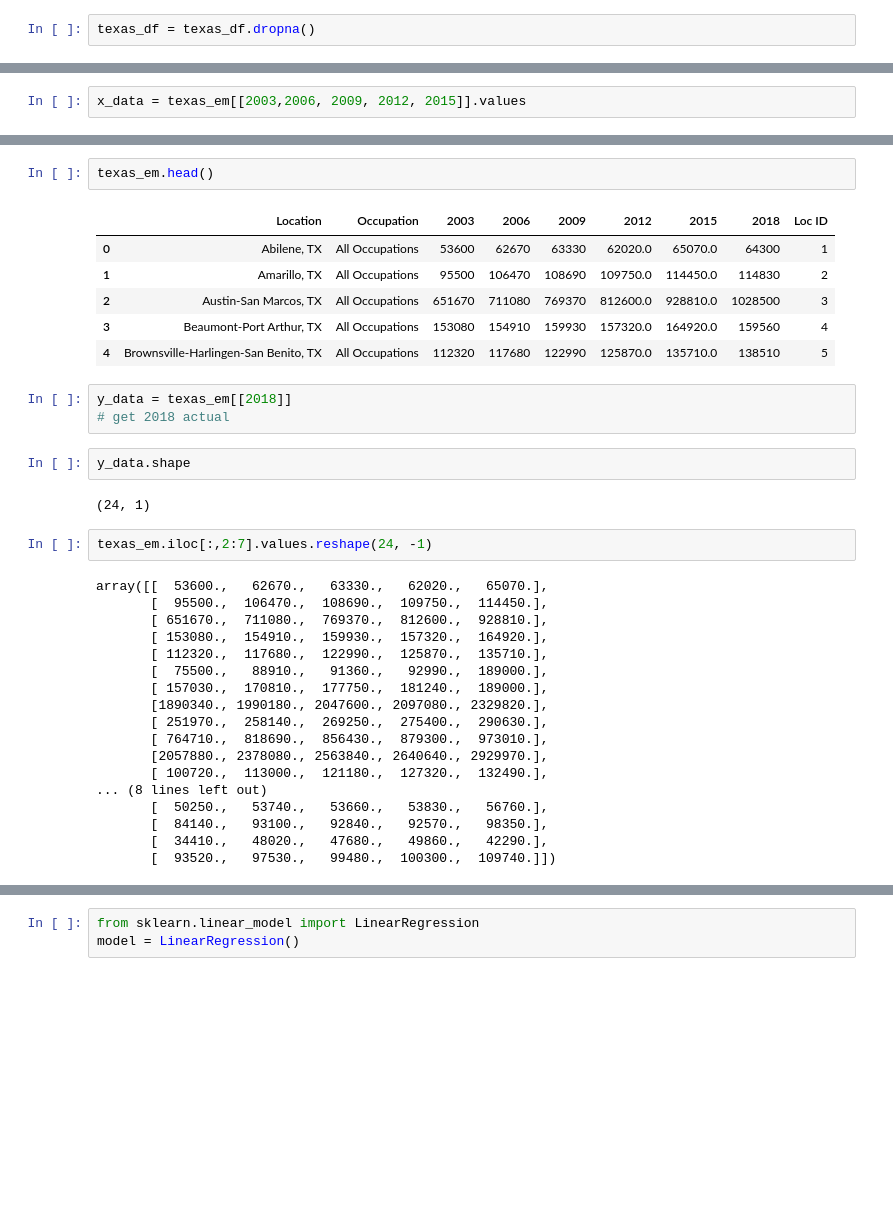
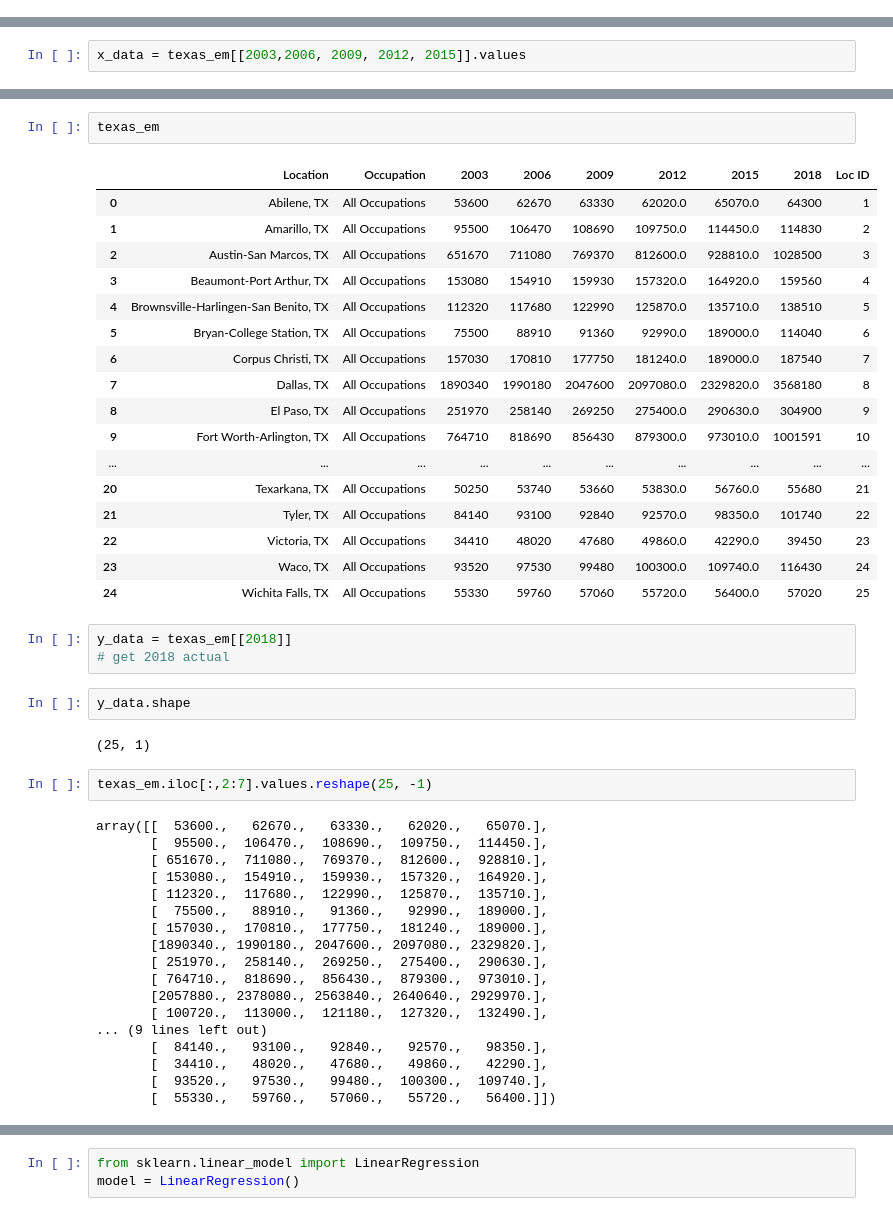
Before and after one commit to mikegoldster/Texas_Labor_Data_2, a Jupyter notebook: Texas_LR.ipynb, the cells around one changed output, grey strips where cells are left out. Cells and saved outputs as stored; diff of their text form; blank space fills up the shorter version.

```diff
--- a/Texas_LR.ipynb
+++ b/Texas_LR.ipynb
@@ -22,5 +30,3 @@ texas_df.head()
 texas_df.shape
 # %% [output]
 (25, 28)
-# %%
-texas_df = texas_df.dropna()
@@ -146,21 +123,32 @@ x_data.shape
 # %%
-texas_em.head()
+texas_em
 # %% [output]
 |  | Location | Occupation | 2003 | 2006 | 2009 | 2012 | 2015 | 2018 | Loc ID |
 | 0 | Abilene, TX | All Occupations | 53600 | 62670 | 63330 | 62020.0 | 65070.0 | 64300 | 1 |
 | 1 | Amarillo, TX | All Occupations | 95500 | 106470 | 108690 | 109750.0 | 114450.0 | 114830 | 2 |
 | 2 | Austin-San Marcos, TX | All Occupations | 651670 | 711080 | 769370 | 812600.0 | 928810.0 | 1028500 | 3 |
 | 3 | Beaumont-Port Arthur, TX | All Occupations | 153080 | 154910 | 159930 | 157320.0 | 164920.0 | 159560 | 4 |
 | 4 | Brownsville-Harlingen-San Benito, TX | All Occupations | 112320 | 117680 | 122990 | 125870.0 | 135710.0 | 138510 | 5 |
+| 5 | Bryan-College Station, TX | All Occupations | 75500 | 88910 | 91360 | 92990.0 | 189000.0 | 114040 | 6 |
+| 6 | Corpus Christi, TX | All Occupations | 157030 | 170810 | 177750 | 181240.0 | 189000.0 | 187540 | 7 |
+| 7 | Dallas, TX | All Occupations | 1890340 | 1990180 | 2047600 | 2097080.0 | 2329820.0 | 3568180 | 8 |
+| 8 | El Paso, TX | All Occupations | 251970 | 258140 | 269250 | 275400.0 | 290630.0 | 304900 | 9 |
+| 9 | Fort Worth-Arlington, TX | All Occupations | 764710 | 818690 | 856430 | 879300.0 | 973010.0 | 1001591 | 10 |
+| ... | ... | ... | ... | ... | ... | ... | ... | ... | ... |
+| 20 | Texarkana, TX | All Occupations | 50250 | 53740 | 53660 | 53830.0 | 56760.0 | 55680 | 21 |
+| 21 | Tyler, TX | All Occupations | 84140 | 93100 | 92840 | 92570.0 | 98350.0 | 101740 | 22 |
+| 22 | Victoria, TX | All Occupations | 34410 | 48020 | 47680 | 49860.0 | 42290.0 | 39450 | 23 |
+| 23 | Waco, TX | All Occupations | 93520 | 97530 | 99480 | 100300.0 | 109740.0 | 116430 | 24 |
+| 24 | Wichita Falls, TX | All Occupations | 55330 | 59760 | 57060 | 55720.0 | 56400.0 | 57020 | 25 |
 # %%
 y_data = texas_em[[2018]]
 # get 2018 actual
 # %%
 y_data.shape
 # %% [output]
-(24, 1)
+(25, 1)
 # %%
-texas_em.iloc[:,2:7].values.reshape(24, -1)
+texas_em.iloc[:,2:7].values.reshape(25, -1)
 # %% [output]
 array([[  53600.,   62670.,   63330.,   62020.,   65070.],
        [  95500.,  106470.,  108690.,  109750.,  114450.],
@@ -174,9 +162,9 @@ array([[  53600.,   62670.,   63330.,   62020.,   65070.],
        [ 764710.,  818690.,  856430.,  879300.,  973010.],
        [2057880., 2378080., 2563840., 2640640., 2929970.],
        [ 100720.,  113000.,  121180.,  127320.,  132490.],
-... (8 lines left out)
-       [  50250.,   53740.,   53660.,   53830.,   56760.],
+... (9 lines left out)
        [  84140.,   93100.,   92840.,   92570.,   98350.],
        [  34410.,   48020.,   47680.,   49860.,   42290.],
-       [  93520.,   97530.,   99480.,  100300.,  109740.]])
+       [  93520.,   97530.,   99480.,  100300.,  109740.],
+       [  55330.,   59760.,   57060.,   55720.,   56400.]])
 # %%
```
Also changed, not shown: parts of 46 cells of this notebook, 1 other file.
